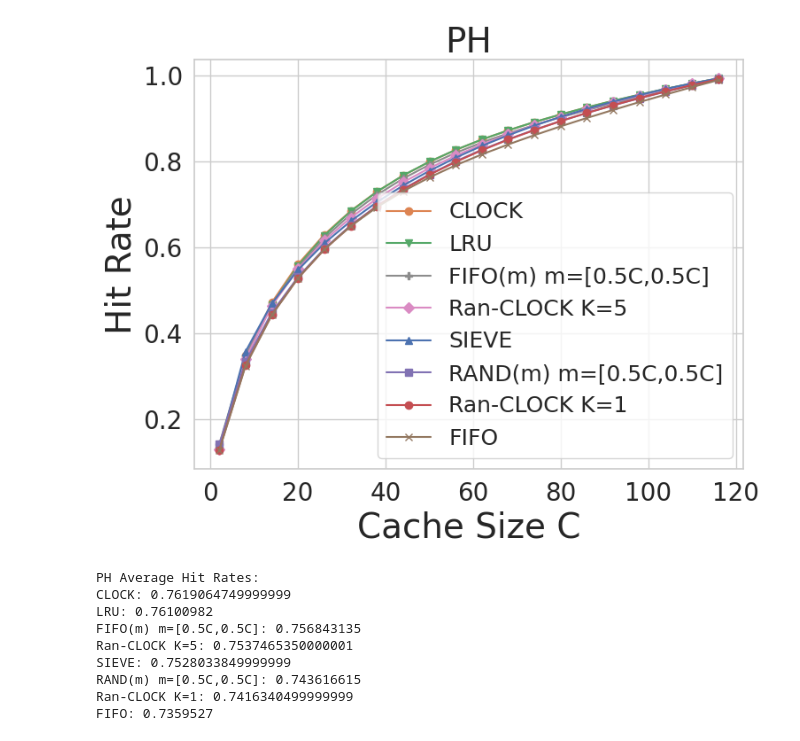
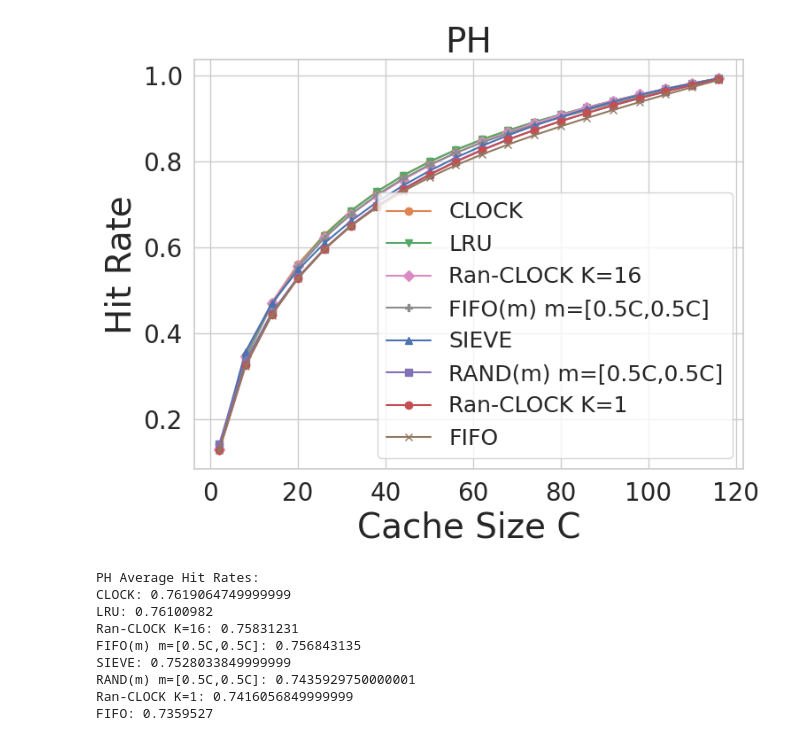
Before and after one commit to Effygal/cache-modeling, a Jupyter notebook: mrc-analysis2.ipynb, the cells around one changed output. Drawn from its saved outputs; the diff is of its cells as text; code cells hidden in the pictures.

```diff
--- a/mrc-analysis2.ipynb
+++ b/mrc-analysis2.ipynb
@@ -237,7 +232,7 @@ Ran-CLOCK K=1: 0.6565811050000001
 FIFO: 0.6291371400000001
 # %%
 che1, hr_he_ran_clock1 = sim_ran_clock(he2, cnt=1)
-che5, hr_he_ran_clock5 = sim_ran_clock(he2, cnt=5)
+che16, hr_he_ran_clock16 = sim_ran_clock(he2, cnt=16)
 cl_he, hr_he_fifo_m = sim_fifo_m(he2)
 cr_he, hr_he_rand_m = sim_rand_m(he2)
 cc_he, hr_he_clock = sim_clock(he2)
@@ -254,7 +249,7 @@ plt.plot(cl_he, hr_he_fifo_m, color=palette[7], marker='P', label='FIFO(m) m=[0.
 plt.plot(cf_he, hr_he_fifo, color=palette[5], marker='x', label='FIFO')
 plt.plot(che1, hr_he_ran_clock1, color=palette[3], marker='o', label='Ran-CLOCK K=1')
 plt.plot(cr_he, hr_he_rand_m, color=palette[4], marker='s', label='RAND(m) m=[0.5C,0.5C]')
-plt.plot(che5, hr_he_ran_clock5, color=palette[6], marker='D', label='Ran-CLOCK K=5')
+plt.plot(che16, hr_he_ran_clock16, color=palette[6], marker='D', label='Ran-CLOCK K=16')
 plt.plot(cs_he, hr_he_sieve, color=palette[0], marker='^', label='SIEVE')
 
 plt.xlabel('Cache Size C', fontsize=28)
@@ -269,7 +264,7 @@ avgs2 = [('SIEVE', np.mean(np.array(hr_he_sieve))),
          ('CLOCK', np.mean(np.array(hr_he_clock))),
          ('LRU', np.mean(np.array(hr_he_lru))),
          ('Ran-CLOCK K=1', np.mean(np.array(hr_he_ran_clock1))),
-         ('Ran-CLOCK K=5', np.mean(np.array(hr_he_ran_clock5))),
+         ('Ran-CLOCK K=16', np.mean(np.array(hr_he_ran_clock16))),
          ('RAND(m) m=[0.5C,0.5C]', np.mean(np.array(hr_he_rand_m))),
          ('FIFO(m) m=[0.5C,0.5C]', np.mean(np.array(hr_he_fifo_m))),
          ('FIFO', np.mean(np.array(hr_he_fifo)))]
@@ -290,56 +285,56 @@ Ran-CLOCK K=5: 0.6307510200000002
 SIEVE: 0.621065105
 # %%
-cph1, hr_ph_ran_clock1 = sim_ran_clock(ph2, cnt=1)
-cph5, hr_ph_ran_clock5 = sim_ran_clock(ph2, cnt=5)
-cl_ph, hr_ph_fifo_m = sim_fifo_m(ph2)
-cr_ph, hr_ph_rand_m = sim_rand_m(ph2)
-cc_ph, hr_ph_clock = sim_clock(ph2)
-cs_ph, hr_ph_sieve = sim_sieve(ph2)
-cl_ph, hr_ph_lru = sim_lru(ph2)
-cf_ph, hr_ph_fifo = sim_fifo(ph2)
+# cph1, hr_ph_ran_clock1 = sim_ran_clock(ph2, cnt=1)
+# cph16, hr_ph_ran_clock16 = sim_ran_clock(ph2, cnt=16)
+# cl_ph, hr_ph_fifo_m = sim_fifo_m(ph2)
+# cr_ph, hr_ph_rand_m = sim_rand_m(ph2)
+# cc_ph, hr_ph_clock = sim_clock(ph2)
+# cs_ph, hr_ph_sieve = sim_sieve(ph2)
+# cl_ph, hr_ph_lru = sim_lru(ph2)
+# cf_ph, hr_ph_fifo = sim_fifo(ph2)
 
 plt.figure(figsize=(8,6))
 ax = plt.gca()
 ax.tick_params(axis='both', labelsize=20)
 plt.plot(cc_ph, hr_ph_clock, color=palette[1], marker='o', label='CLOCK')
 plt.plot(cl_ph, hr_ph_lru, color=palette[2], marker='v', label='LRU')
+plt.plot(cph16, hr_ph_ran_clock16, color=palette[6], marker='D', label='Ran-CLOCK K=16')
 plt.plot(cl_ph, hr_ph_fifo_m, color=palette[7], marker='P', label='FIFO(m) m=[0.5C,0.5C]')
-plt.plot(cph5, hr_ph_ran_clock5, color=palette[6], marker='D', label='Ran-CLOCK K=5')
 plt.plot(cs_ph, hr_ph_sieve, color=palette[0], marker='^', label='SIEVE')
 plt.plot(cr_ph, hr_ph_rand_m, color=palette[4], marker='s', label='RAND(m) m=[0.5C,0.5C]')
 plt.plot(cph1, hr_ph_ran_clock1, color=palette[3], marker='o', label='Ran-CLOCK K=1')
 plt.plot(cf_ph, hr_ph_fifo, color=palette[5], marker='x', label='FIFO')
 
 plt.xlabel('Cache Size C', fontsize=28)
 plt.ylabel('Hit Rate', fontsize=28)
 plt.legend(fontsize=18)
 plt.title('PH', fontsize=28)
 plt.grid(True)
 plt.savefig('mrcs_ph.pdf', bbox_inches='tight', format='pdf')
 plt.show()
 
 avgs2 = [('SIEVE', np.mean(np.array(hr_ph_sieve))),
          ('CLOCK', np.mean(np.array(hr_ph_clock))),
          ('LRU', np.mean(np.array(hr_ph_lru))),
          ('Ran-CLOCK K=1', np.mean(np.array(hr_ph_ran_clock1))),
-         ('Ran-CLOCK K=5', np.mean(np.array(hr_ph_ran_clock5))),
+         ('Ran-CLOCK K=16', np.mean(np.array(hr_ph_ran_clock16))),
          ('RAND(m) m=[0.5C,0.5C]', np.mean(np.array(hr_ph_rand_m))),
          ('FIFO(m) m=[0.5C,0.5C]', np.mean(np.array(hr_ph_fifo_m))),
          ('FIFO', np.mean(np.array(hr_ph_fifo)))]
 avgs2.sort(key=lambda x: x[1], reverse=True)
 print("PH Average Hit Rates:")
 for name, avg in avgs2:
     print(f"{name}: {avg}")
 # %% [output]
-[figure, old version]
+[figure, new version]
 PH Average Hit Rates:
 CLOCK: 0.7619064749999999
 LRU: 0.76100982
+Ran-CLOCK K=16: 0.75831231
 FIFO(m) m=[0.5C,0.5C]: 0.756843135
-Ran-CLOCK K=5: 0.7537465350000001
 SIEVE: 0.7528033849999999
-RAND(m) m=[0.5C,0.5C]: 0.743616615
-Ran-CLOCK K=1: 0.7416340499999999
+RAND(m) m=[0.5C,0.5C]: 0.7435929750000001
+Ran-CLOCK K=1: 0.7416056849999999
 FIFO: 0.7359527
 # %%
 assert cph1.all() == cph5.all() == cl_ph.all() == cr_ph.all() == cc_ph.all() == cs_ph.all() == cf_ph.all() == c1.all() == c5.all() == cl.all() == cr.all() == cc.all() == cs.all() == cf.all()
```
Also changed, not shown: parts of 11 cells of this notebook.
